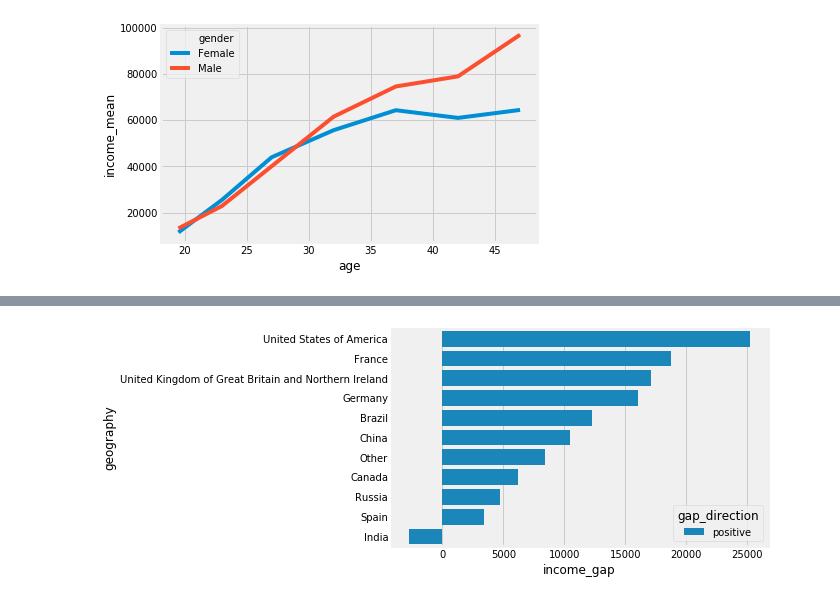
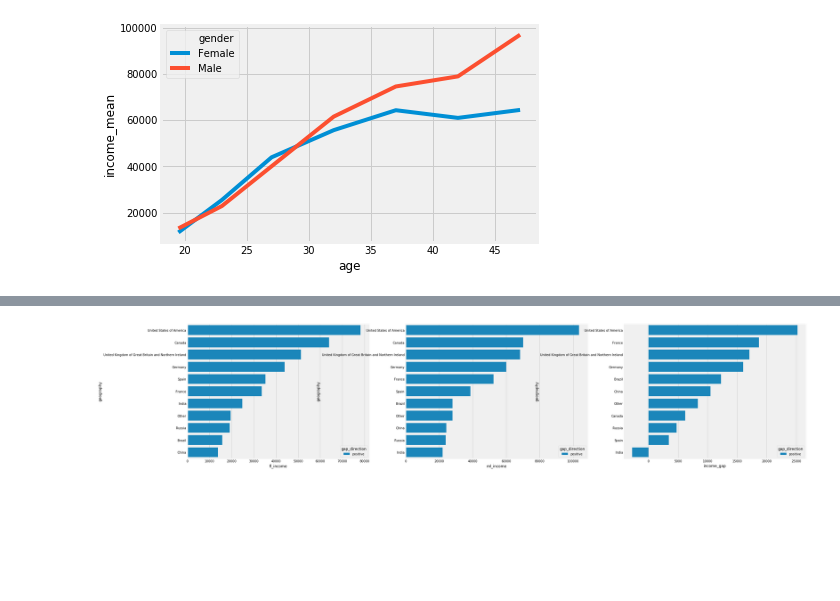
Before and after one commit to lopez-/kaggle_projects, a Jupyter notebook: 2018_survey/clean.ipynb, the cells around one changed output, grey strips where cells are left out. Saved outputs shown, nothing was run; the diff lists cells and outputs as text; code cells hidden in the pictures; blank space fills up the shorter version.

Commit message:
adding questions like reproducibility

```diff
--- a/2018_survey/clean.ipynb
+++ b/2018_survey/clean.ipynb
@@ -62,16 +78,31 @@ def convert_age(age):
+# %%
+def importance_scale(response):
+
+    if response == 'Not at all important':
+        return 0
+    elif response == 'Slightly important':
+        return 1
+    elif response == 'Very important':
+        return 2
+    else:
+        return None
 # %%
 df = pd.DataFrame()
-df['gender'] = multiple_choice.Q1
-df['current_role_xp'] = multiple_choice.Q8.apply(convert_xp, args = ('years',))
-df['coding_xp'] = multiple_choice.Q24.apply(convert_xp, args = ('years',))
-df['ml_xp'] = multiple_choice.Q25.apply(convert_xp, args = ('years',))
-df['current_role_xp_level'] = multiple_choice.Q8.apply(convert_xp, args = ('seniority level',))
-df['coding_xp_level'] = multiple_choice.Q24.apply(convert_xp, args = ('seniority level',))
-df['ml_xp_level'] = multiple_choice.Q25.apply(convert_xp, args = ('seniority level',))
-df['income'] = multiple_choice.Q9.apply(convert_salary)
-df['geography'] = multiple_choice.Q3
-df['original_age'] = multiple_choice.Q2
-df['age'] = multiple_choice.Q2.apply(convert_age)
+df['gender'] = multiple_choice.Q1[1:]
+df['current_role_xp'] = multiple_choice.Q8[1:].apply(convert_xp, args = ('years',))
+df['coding_xp'] = multiple_choice.Q24[1:].apply(convert_xp, args = ('years',))
+df['ml_xp'] = multiple_choice.Q25[1:].apply(convert_xp, args = ('years',))
+df['current_role_xp_level'] = multiple_choice.Q8[1:].apply(convert_xp, args = ('seniority level',))
+df['coding_xp_level'] = multiple_choice.Q24[1:].apply(convert_xp, args = ('seniority level',))
+df['ml_xp_level'] = multiple_choice.Q25[1:].apply(convert_xp, args = ('seniority level',))
+df['income'] = multiple_choice.Q9[1:].apply(convert_salary)
+df['geography'] = multiple_choice.Q3[1:]
+df['original_age'] = multiple_choice.Q2[1:]
+df['age'] = multiple_choice.Q2[1:].apply(convert_age)
+df['ind_projects_importance'] = multiple_choice.Q40[1:].apply(convert_ind_projects)
+df['ml_fairness'] = multiple_choice.Q41_Part_1[1:].apply(importance_scale)
+df['ml_explainability'] = multiple_choice.Q41_Part_2[1:].apply(importance_scale)
+df['ml_reproducibility'] = multiple_choice.Q41_Part_3[1:].apply(importance_scale)
 
 df = df[df.gender.isin(['Male', 'Female'])]
 # %%
@@ -136,33 +167,37 @@ with bd as (
     select gender, geography, avg(income) as income_mean, sum(case when income is not null then 1 else 0 end) as income_count
     from df
     group by 1, 2
 )
 , fl as (
     select *
     from bd
     where gender = 'Female'
     and income_count >= 50
 )
 , ml as (
     select *
     from bd
     where gender = 'Male'
     and income_count >= 50
 )
 , geos as (
     select distinct fl.geography
     from fl
     join ml on fl.geography = ml.geography
 )
-select fl.geography, (ml.income_mean-fl.income_mean) as income_gap, case when (ml.income_mean-fl.income_mean) > 0 then 'positive' else 'positive' end as gap_direction
+select fl.geography, fl.income_mean as fl_income, ml.income_mean as ml_income, (ml.income_mean-fl.income_mean) as income_gap, case when (ml.income_mean-fl.income_mean) > 0 then 'positive' else 'positive' end as gap_direction
 from fl
 join ml on fl.geography = ml.geography
 where fl.geography in (select * from geos)
 order by (ml.income_mean-fl.income_mean) desc
 """
 )
 
-sns.barplot(x='income_gap', y='geography', hue = 'gap_direction', data=df_plot)
+
+fig, axs = plt.subplots(ncols=3, figsize=(32, 8))
+sns.barplot(x='fl_income', y='geography', hue='gap_direction', data=df_plot.sort_values(by='fl_income', ascending = False), ax=axs[0])
+sns.barplot(x='ml_income', y='geography', hue='gap_direction', data=df_plot.sort_values(by='ml_income', ascending = False), ax=axs[1])
+sns.barplot(x='income_gap', y='geography', hue='gap_direction', data=df_plot.sort_values(by='income_gap', ascending = False), ax=axs[2])
 plt.show()
 # %% [output]
-[figure, old version]
+[figure, new version]
```
Also changed, not shown: parts of 11 cells of this notebook, 2 other files.
